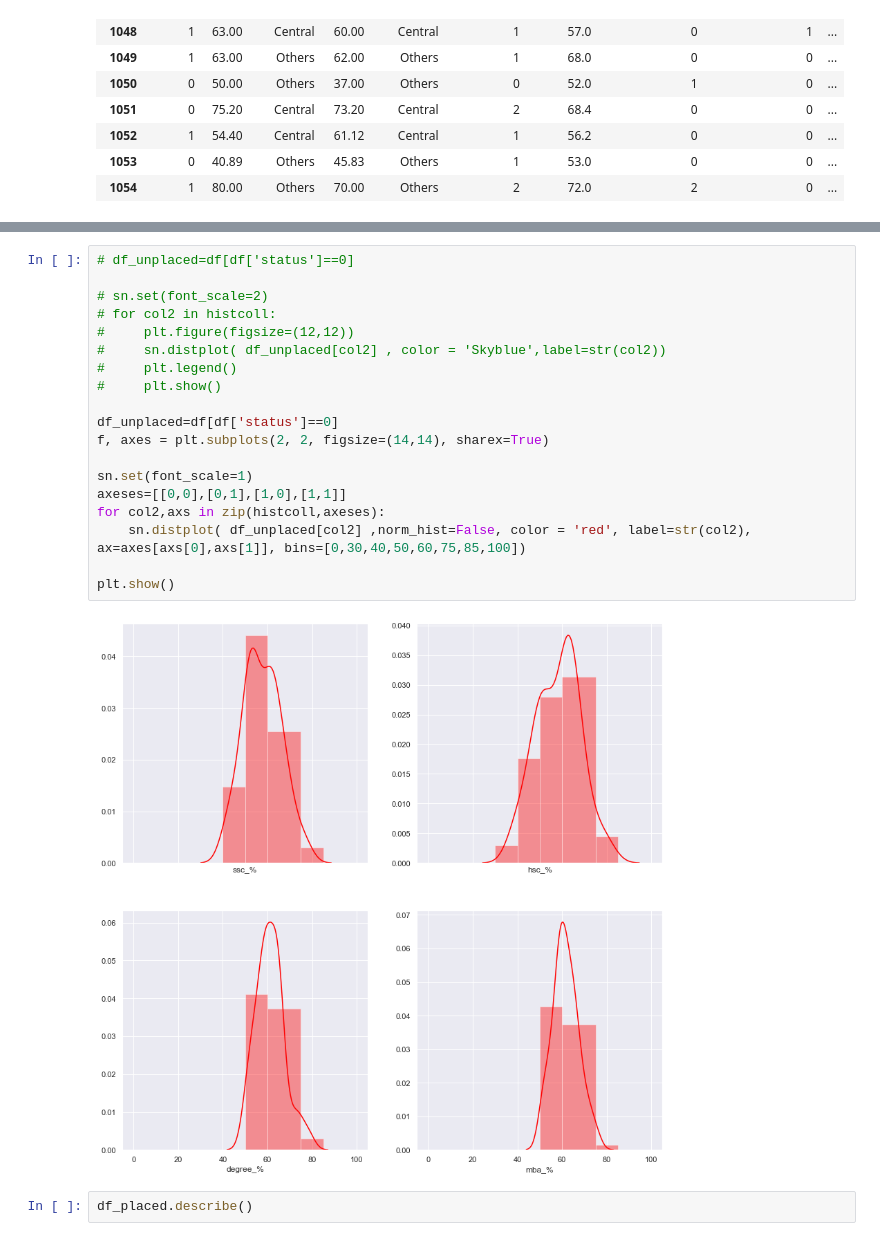
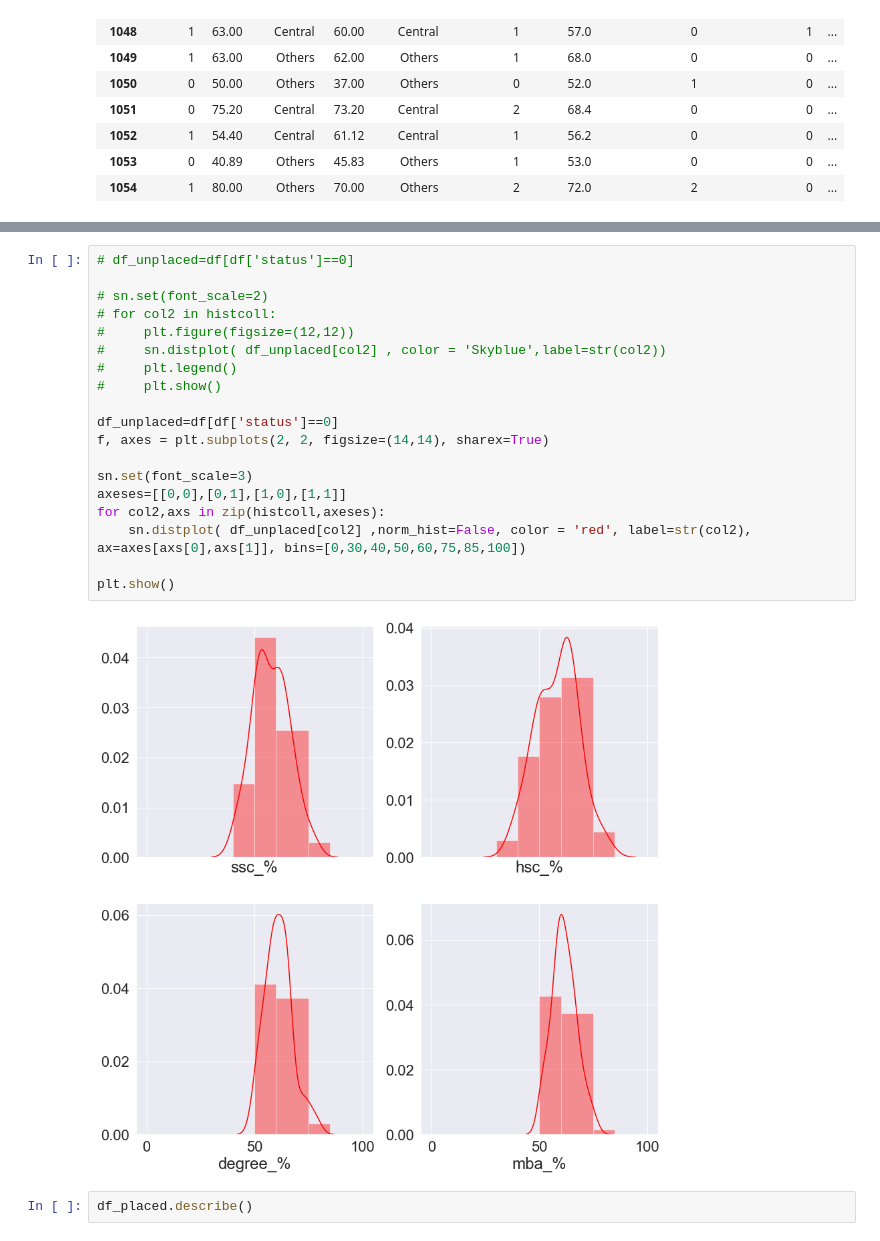
Before and after one commit to Graphtrack/IIMR-Phoenix, a Jupyter notebook: Pheonix analysis.ipynb, the cells around one changed output, grey strips where cells are left out. Cells and saved outputs as stored; diff of their text form.

```diff
--- a/Pheonix analysis.ipynb
+++ b/Pheonix analysis.ipynb
@@ -96,24 +183,24 @@ plt.show()
 # %%
 # df_unplaced=df[df['status']==0]
 
 # sn.set(font_scale=2)
 # for col2 in histcoll:
 #     plt.figure(figsize=(12,12))
 #     sn.distplot( df_unplaced[col2] , color = 'Skyblue',label=str(col2))
 #     plt.legend()
 #     plt.show()
 
 df_unplaced=df[df['status']==0]
 f, axes = plt.subplots(2, 2, figsize=(14,14), sharex=True)
 
-sn.set(font_scale=1)
+sn.set(font_scale=3)
 axeses=[[0,0],[0,1],[1,0],[1,1]]
 for col2,axs in zip(histcoll,axeses):
     sn.distplot( df_unplaced[col2] ,norm_hist=False, color = 'red', label=str(col2), ax=axes[axs[0],axs[1]], bins=[0,30,40,50,60,75,85,100])
 
 plt.show()
 # %% [output]
-[figure, old version]
+[figure, new version]
 # %%
 df_placed.describe()
 # %% [output]
```
Also changed, not shown: parts of 12 cells of this notebook.
